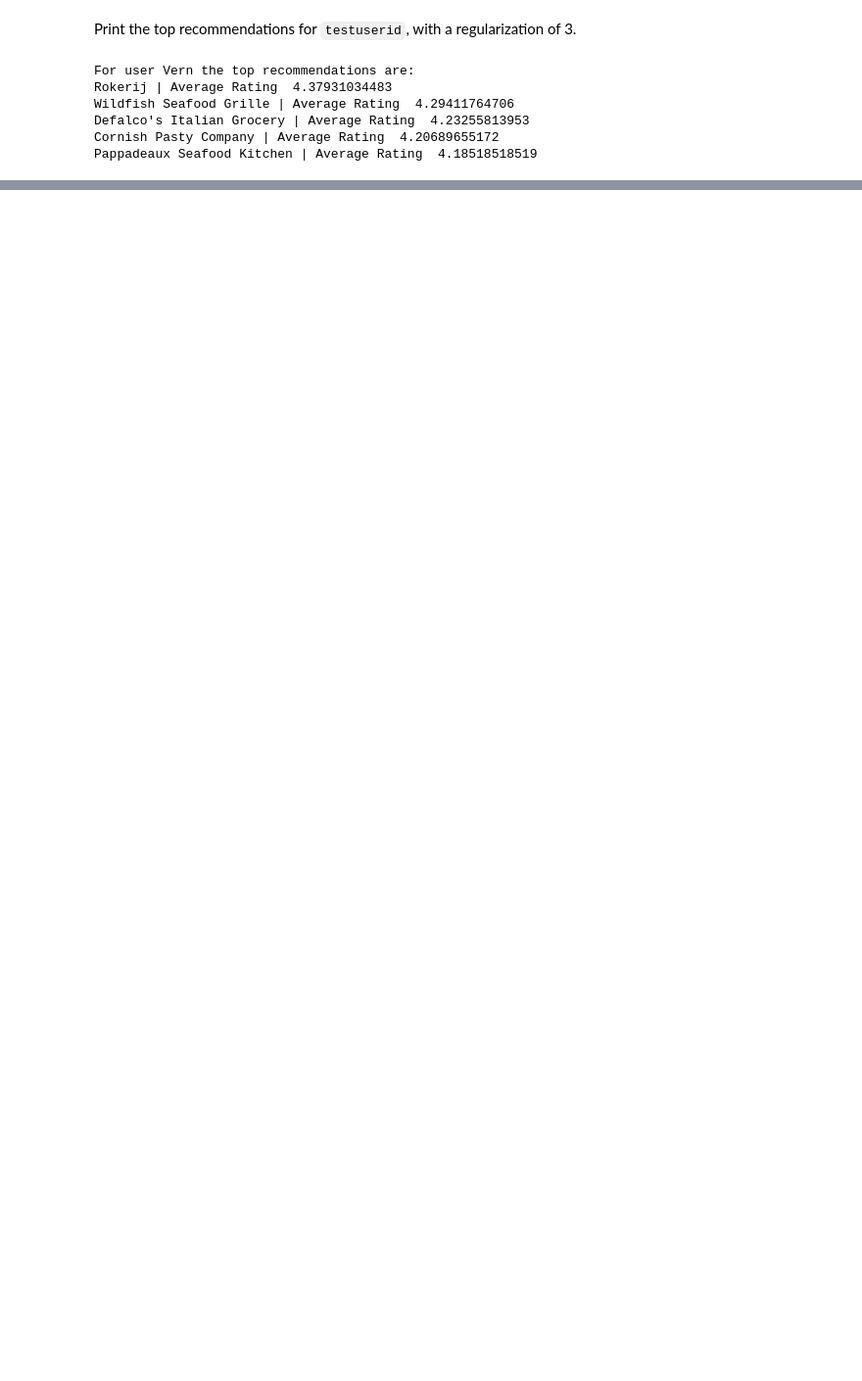
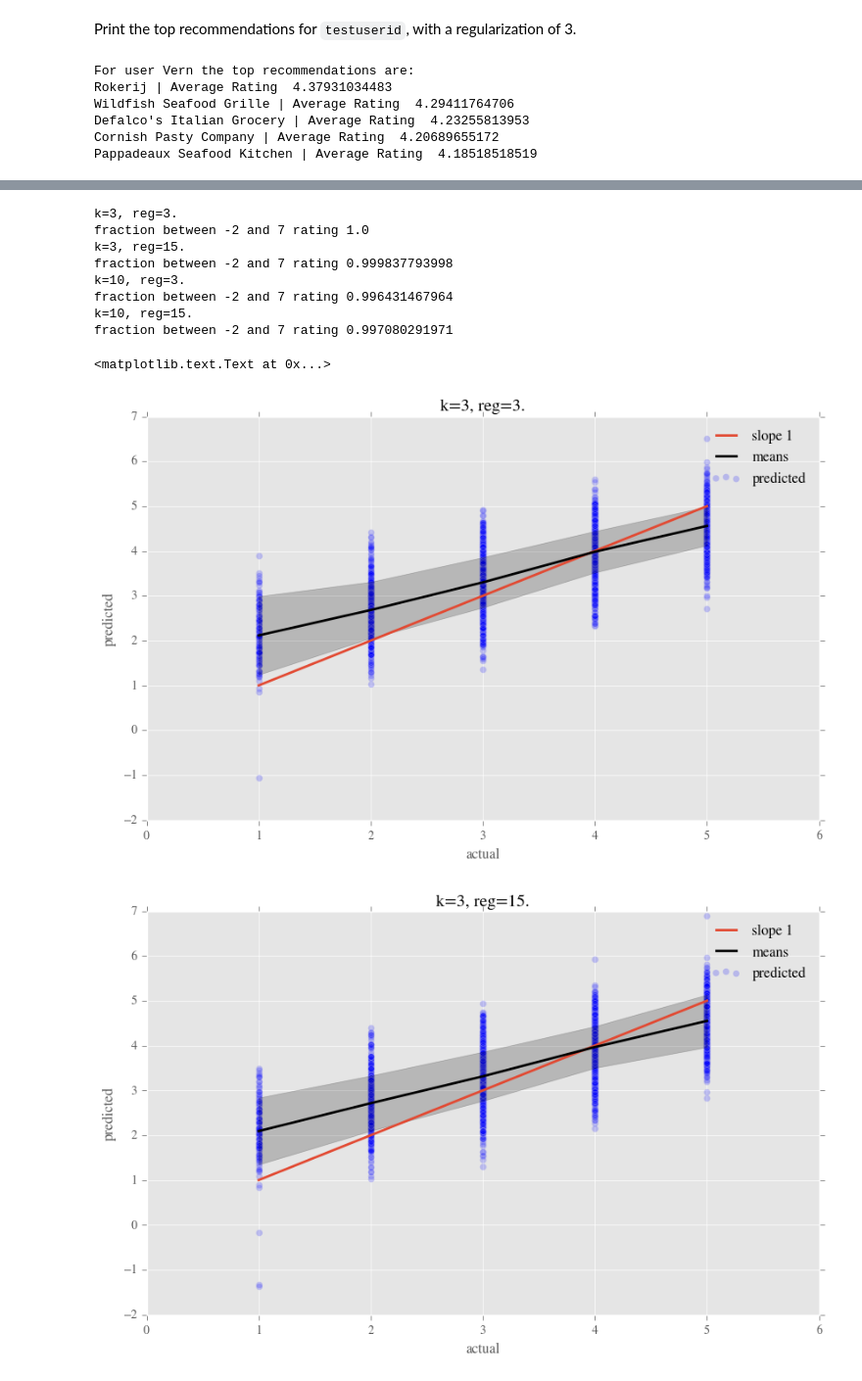
Before and after one commit to yinghsienwu/RestaurantsRecommender, a Jupyter notebook: Restaurant_recommendation_system.ipynb, the cells around one changed output, grey strips where cells are left out. Shown at 98% size. Drawn from its saved outputs; the diff is of its cells as text; code cells hidden in the pictures; blank space fills up the shorter version.

```diff
--- a/Restaurant_recommendation_system.ipynb
+++ b/Restaurant_recommendation_system.ipynb
@@ -524,0 +647,15 @@ Pappadeaux Seafood Kitchen | Average Rating  4.18518518519
+# %%
+def Get_Other_Ratings(restaurant_id, user_id, df):
+    """Get a user's rating for a restaurant and the restaruant's average rating"""
+    choice=df[(df.business_id==restaurant_id) & (df.user_id==user_id)]
+    usr_score=choice.stars.values[0]
+    avg_score=choice.business_avg.values[0]
+    return usr_score, avg_score
+# %%
+print "For user",User_From_Id(smalldf,testuserid), 'avg', smalldf[smalldf.user_id==testuserid].stars.mean()
+for biz_id in bizs: # bizs: this user's top choices
+    print "****"
+    print Restaurant_From_Id(smalldf,biz_id)
+    print "Predicted rating ",Rating(smalldf,db,biz_id,testuserid,k=7,reg=3.)
+    u,a=Get_Other_Ratings(biz_id, testuserid, smalldf)
+    print "Actual user rating ", u, "User's average rating ", a
@@ -524,0 +717,42 @@ Pappadeaux Seafood Kitchen | Average Rating  4.18518518519
+# %%
+"""Use the function Compare_Results above to plot the predicted ratings against
+the observed ones. Make 4 such graphs, at k=3 and k=10, and for reg=3. and reg=15.
+"""
+def Make_Results_Plot(df,k,reg):
+    uid=smalldf.user_id.values
+    bid=smalldf.business_id.values
+    actual=smalldf.stars.values
+    predicted=np.zeros(len(actual))
+    counter=0
+    for user_id, biz_id in zip(uid,bid):
+        predicted[counter]=Rating(smalldf, db, biz_id, user_id, k=k, reg=reg)
+        counter=counter+1
+    Compare_Results(actual, predicted)
+# %%
+print "k=3, reg=3."
+Make_Results_Plot(smalldf,3,3.)
+plt.title("k=3, reg=3.")
+
+print "k=3, reg=15."
+Make_Results_Plot(smalldf,3,15.)
+plt.title("k=3, reg=15.")
+
+print "k=10, reg=3."
+Make_Results_Plot(smalldf,10,3.)
+plt.title("k=10, reg=3.")
+
+print "k=10, reg=15."
+Make_Results_Plot(smalldf,10,15.)
+plt.title("k=10, reg=15.")
+# %% [output]
+k=3, reg=3.
+fraction between -2 and 7 rating 1.0
+k=3, reg=15.
+fraction between -2 and 7 rating 0.999837793998
+k=10, reg=3.
+fraction between -2 and 7 rating 0.996431467964
+k=10, reg=15.
+fraction between -2 and 7 rating 0.997080291971
+<matplotlib.text.Text at 0x...>
+[figure, added]
+[figure, added]
```
Also changed, not shown: parts of 20 cells of this notebook.
